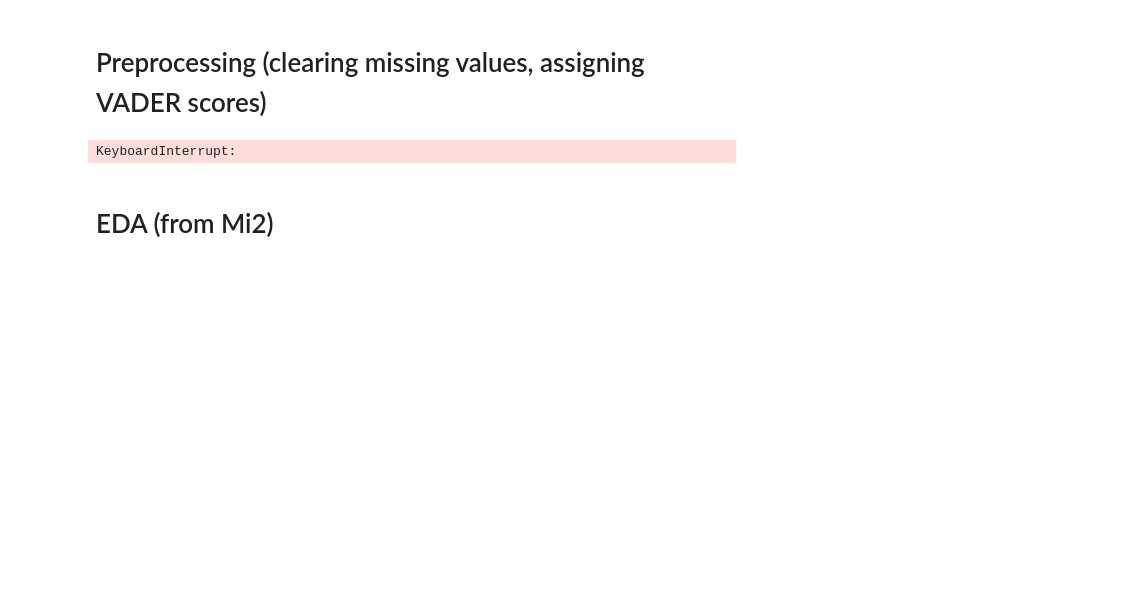
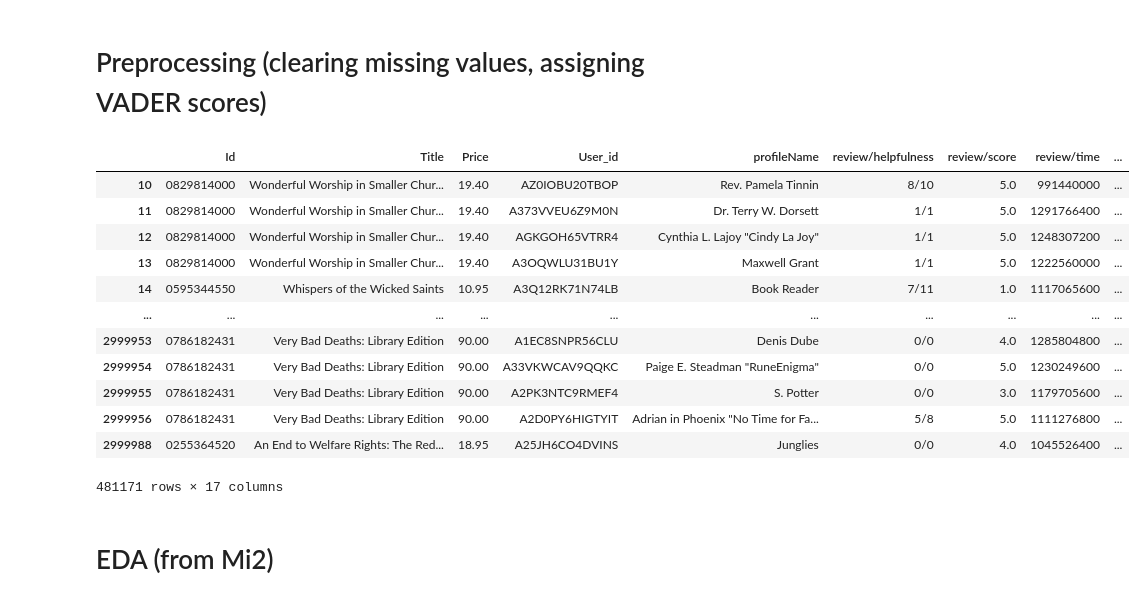
Before and after one commit to Monty-2003/DS_project1, a Jupyter notebook: preprocessing.ipynb, the cells around one changed output. Cells and saved outputs as stored; diff of their text form; code cells hidden in the pictures; blank space fills up the shorter version.

```diff
--- a/preprocessing.ipynb
+++ b/preprocessing.ipynb
@@ -111,13 +111,28 @@ reviews.head(20)
 # %%
 reviews['book_title'] = reviews['Title']
 reviews['book_price'] = reviews['Price']
 reviews['helpfulness'] = reviews['review/helpfulness']
 reviews['score'] = reviews['review/score']
-reviews['time'] = reviews['time']
-reviews['summary'] = reviews['summary']
-reviews['text'] = reviews['text']
+reviews['time'] = reviews['review/time']
+reviews['summary'] = reviews['review/summary']
+reviews['text'] = reviews['review/text']
+
+reviews['book_price'].unique()
+reviews.dropna(subset=['book_price', 'score', 'text'])
 # %% [output]
+|  | Id | Title | Price | User_id | profileName | review/helpfulness | review/score | review/time | ... |
+| 10 | 0829814000 | Wonderful Worship in Smaller Chur... | 19.40 | AZ0IOBU20TBOP | Rev. Pamela Tinnin | 8/10 | 5.0 | 991440000 | ... |
+| 11 | 0829814000 | Wonderful Worship in Smaller Chur... | 19.40 | A373VVEU6Z9M0N | Dr. Terry W. Dorsett | 1/1 | 5.0 | 1291766400 | ... |
+| 12 | 0829814000 | Wonderful Worship in Smaller Chur... | 19.40 | AGKGOH65VTRR4 | Cynthia L. Lajoy "Cindy La Joy" | 1/1 | 5.0 | 1248307200 | ... |
+| 13 | 0829814000 | Wonderful Worship in Smaller Chur... | 19.40 | A3OQWLU31BU1Y | Maxwell Grant | 1/1 | 5.0 | 1222560000 | ... |
+| 14 | 0595344550 | Whispers of the Wicked Saints | 10.95 | A3Q12RK71N74LB | Book Reader | 7/11 | 1.0 | 1117065600 | ... |
+| ... | ... | ... | ... | ... | ... | ... | ... | ... | ... |
+| 2999953 | 0786182431 | Very Bad Deaths: Library Edition | 90.00 | A1EC8SNPR56CLU | Denis Dube | 0/0 | 4.0 | 1285804800 | ... |
+| 2999954 | 0786182431 | Very Bad Deaths: Library Edition | 90.00 | A33VKWCAV9QQKC | Paige E. Steadman "RuneEnigma" | 0/0 | 5.0 | 1230249600 | ... |
+| 2999955 | 0786182431 | Very Bad Deaths: Library Edition | 90.00 | A2PK3NTC9RMEF4 | S. Potter | 0/0 | 3.0 | 1179705600 | ... |
+| 2999956 | 0786182431 | Very Bad Deaths: Library Edition | 90.00 | A2D0PY6HIGTYIT | Adrian in Phoenix "No Time for Fa... | 5/8 | 5.0 | 1111276800 | ... |
+| 2999988 | 0255364520 | An End to Welfare Rights: The Red... | 18.95 | A25JH6CO4DVINS | Junglies | 0/0 | 4.0 | 1045526400 | ... |
-KeyboardInterrupt:
+481171 rows × 17 columns
 # %% [markdown]
 # EDA (from Mi2)
 # %%
```
